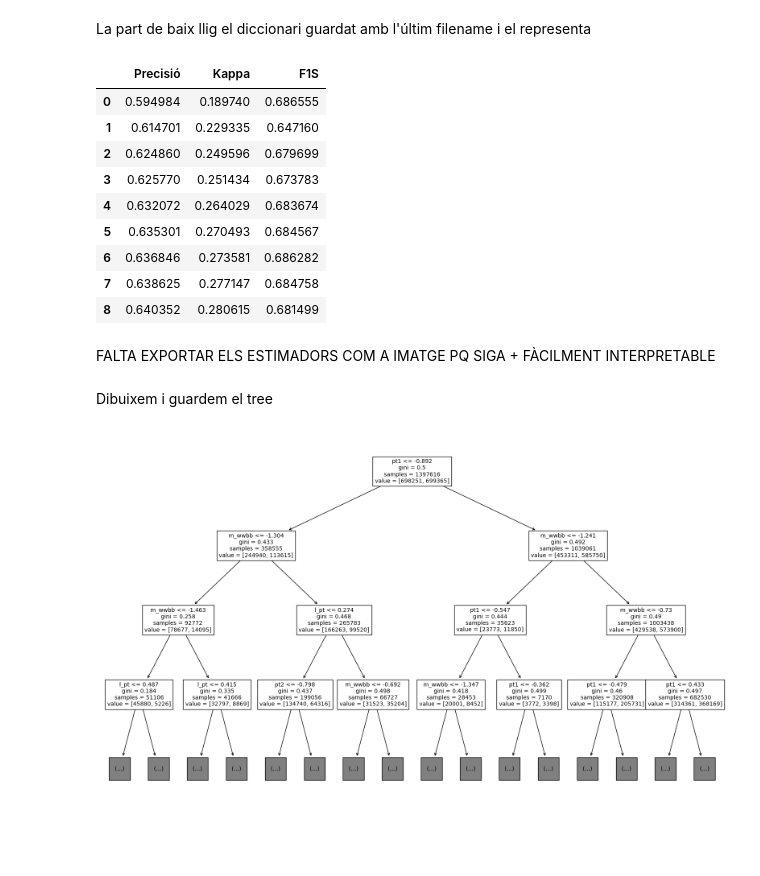
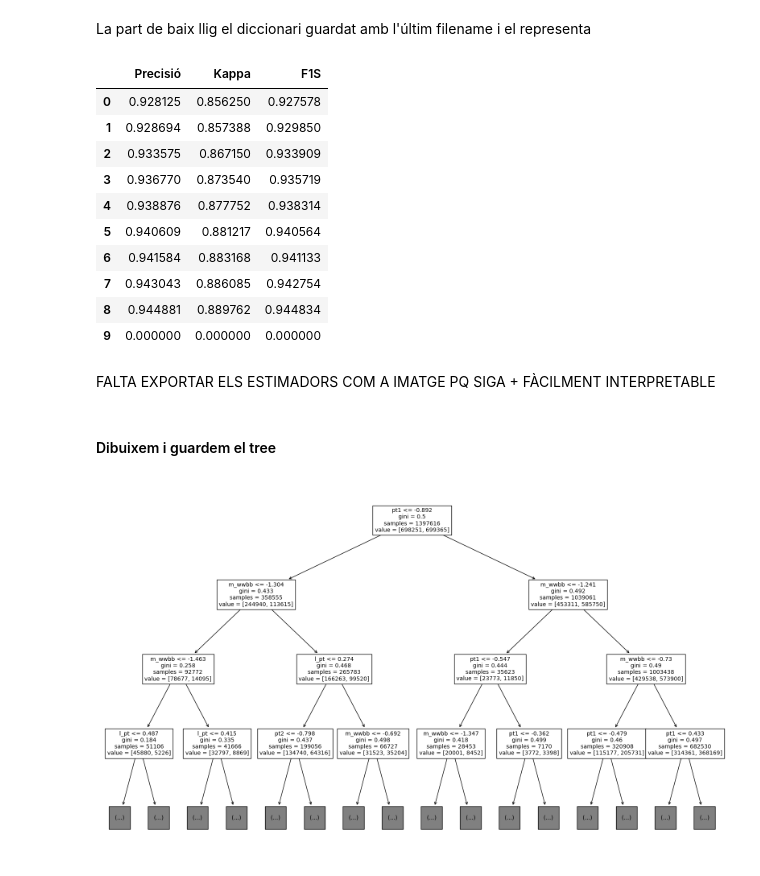
Before and after one commit to AlexPG1/TFG_MLenHEP, a Jupyter notebook: PrimeraSessió.ipynb, the cells around one changed output. Drawn from its saved outputs; the diff is of its cells as text; code cells hidden in the pictures; blank space fills up the shorter version.

```diff
--- a/PrimeraSessió.ipynb
+++ b/PrimeraSessió.ipynb
@@ -2068,30 +2074,32 @@ Audio(sound_file, autoplay=True)
 La part de baix llig el diccionari guardat amb l'últim filename i el representa
 # %%
 # Quin arxiu vols comprovar? Escollim massa i índex:
-massa = "500"
+massa = "1500"
 label = "totes"
+directory = "D:/OneDrive/Universitat/5. Quint/TFG/RstudioPython/Arxius"
 filename = massa + "_" + label
 with open(os.path.join(directory, filename + ".txt"), 'rb') as fp:
     resultats = pickle.load(fp)
 
 temp = pd.DataFrame([resultats["acc"], resultats["kappa"], resultats["F1S"]]).T
 temp.columns = ["Precisió","Kappa","F1S"]
 temp.style.background_gradient()
 # %% [output]
 |  | Precisió | Kappa | F1S |
-| 0 | 0.594984 | 0.189740 | 0.686555 |
-| 1 | 0.614701 | 0.229335 | 0.647160 |
-| 2 | 0.624860 | 0.249596 | 0.679699 |
-| 3 | 0.625770 | 0.251434 | 0.673783 |
-| 4 | 0.632072 | 0.264029 | 0.683674 |
-| 5 | 0.635301 | 0.270493 | 0.684567 |
-| 6 | 0.636846 | 0.273581 | 0.686282 |
-| 7 | 0.638625 | 0.277147 | 0.684758 |
-| 8 | 0.640352 | 0.280615 | 0.681499 |
+| 0 | 0.928125 | 0.856250 | 0.927578 |
+| 1 | 0.928694 | 0.857388 | 0.929850 |
+| 2 | 0.933575 | 0.867150 | 0.933909 |
+| 3 | 0.936770 | 0.873540 | 0.935719 |
+| 4 | 0.938876 | 0.877752 | 0.938314 |
+| 5 | 0.940609 | 0.881217 | 0.940564 |
+| 6 | 0.941584 | 0.883168 | 0.941133 |
+| 7 | 0.943043 | 0.886085 | 0.942754 |
+| 8 | 0.944881 | 0.889762 | 0.944834 |
+| 9 | 0.000000 | 0.000000 | 0.000000 |
 # %% [markdown]
 FALTA EXPORTAR ELS ESTIMADORS COM A IMATGE PQ SIGA + FÀCILMENT INTERPRETABLE
 # %% [markdown]
-Dibuixem i guardem el tree
+#### Dibuixem i guardem el tree
 # %%
 plt.figure(figsize=(20,12))
 tree.plot_tree(clf,max_depth = 3, fontsize = 10, feature_names = Xdata.columns);
```
Also changed, not shown: parts of 26 cells of this notebook, 1 other file.
